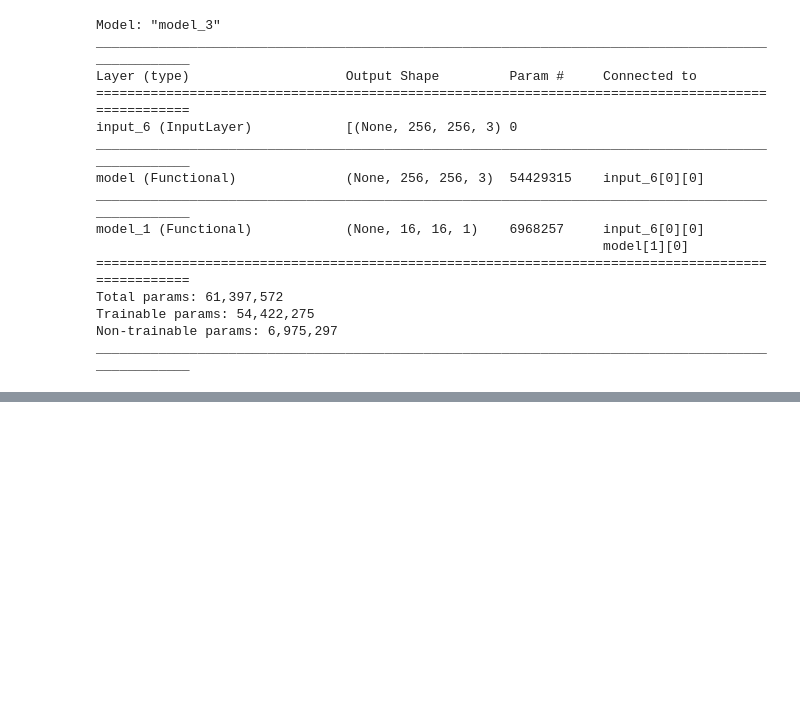
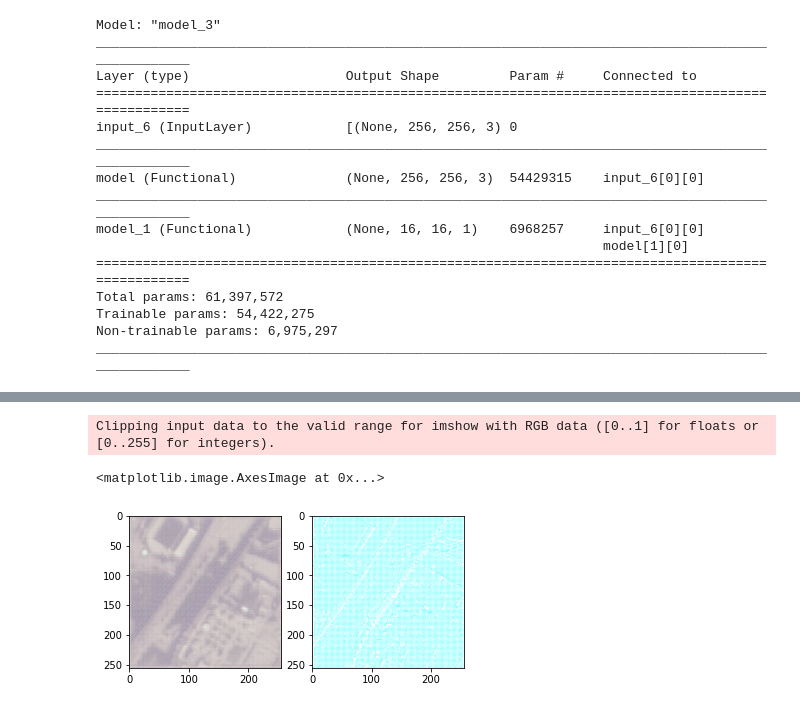
Before and after one commit to shivendr7/ml, a Jupyter notebook: Pix2pix_3.ipynb, the cells around one changed output, grey strips where cells are left out. Saved outputs shown, nothing was run; the diff lists cells and outputs as text; code cells hidden in the pictures; blank space fills up the shorter version.

```diff
--- a/Pix2pix_3.ipynb
+++ b/Pix2pix_3.ipynb
@@ -220,9 +220,9 @@ def train(gen, disc, gan, n_epochs=2, n_batch=1):
     [XrealA, XrealB], y_real=generate_real_samples(1, n_patch)
     XfakeB, y_fake=generate_fake_samples(gen, XrealA, n_patch)
     d_loss1=disc.train_on_batch([XrealA, XrealB], y_real)
-    d_loss2 = disc.train_on_batch([X_realA, X_fakeB], y_fake)
+    d_loss2 = disc.train_on_batch([XrealA, XfakeB], y_fake)
 
-    g_loss, _, _ = gan.train_on_batch(X_realA, [y_real, X_realB])
+    g_loss, _, _ = gan.train_on_batch(XrealA, [y_real, XrealB])
     print('>%d, d1[%.3f] d2[%.3f] g[%.3f]' % (i+1, d_loss1, d_loss2, g_loss))
 # %%
 gan=build_gan(gen, disc)
@@ -244,5 +244,5 @@ Trainable params: 54,422,275
 Non-trainable params: 6,975,297
 __________________________________________________________________________________________________
 # %%
-train(gen, disc, gan)
+train(gen, disc, gan, n_epochs=20)
 # %% [output]
@@ -249,0 +269,11 @@ NameError: ignored
+# %%
+ar_out=gen.predict(src_list_mod[0].reshape(1,256,256,3))
+ar_out2=gen.predict(src_list[0].reshape(1,256,256,3))
+plt.subplot(1,2,1)
+plt.imshow(ar_out.reshape(256,256,3))
+plt.subplot(1,2,2)
+plt.imshow(ar_out2.reshape(256,256,3))
+# %% [output]
+Clipping input data to the valid range for imshow with RGB data ([0..1] for floats or [0..255] for integers).
+<matplotlib.image.AxesImage at 0x...>
+[figure, added]
```
Also changed, not shown: parts of 1 cell of this notebook.
